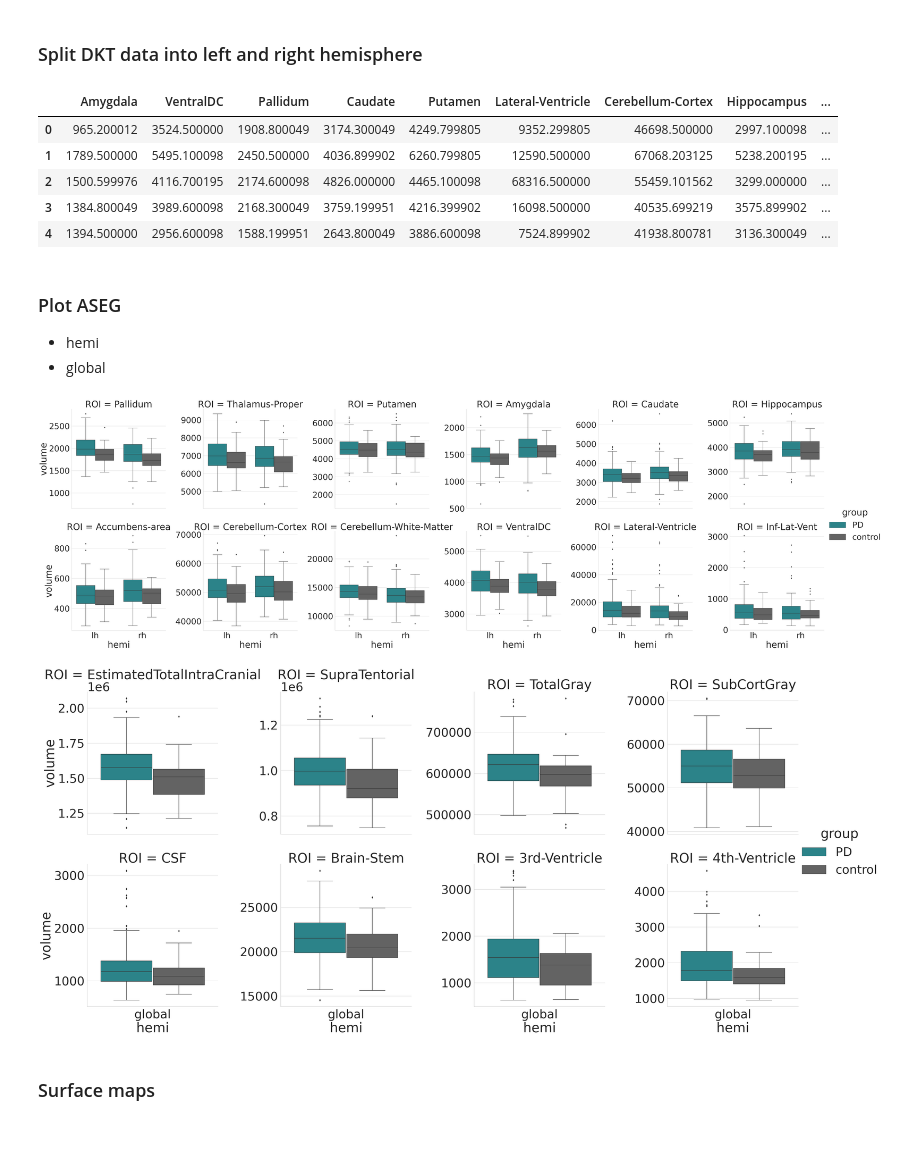
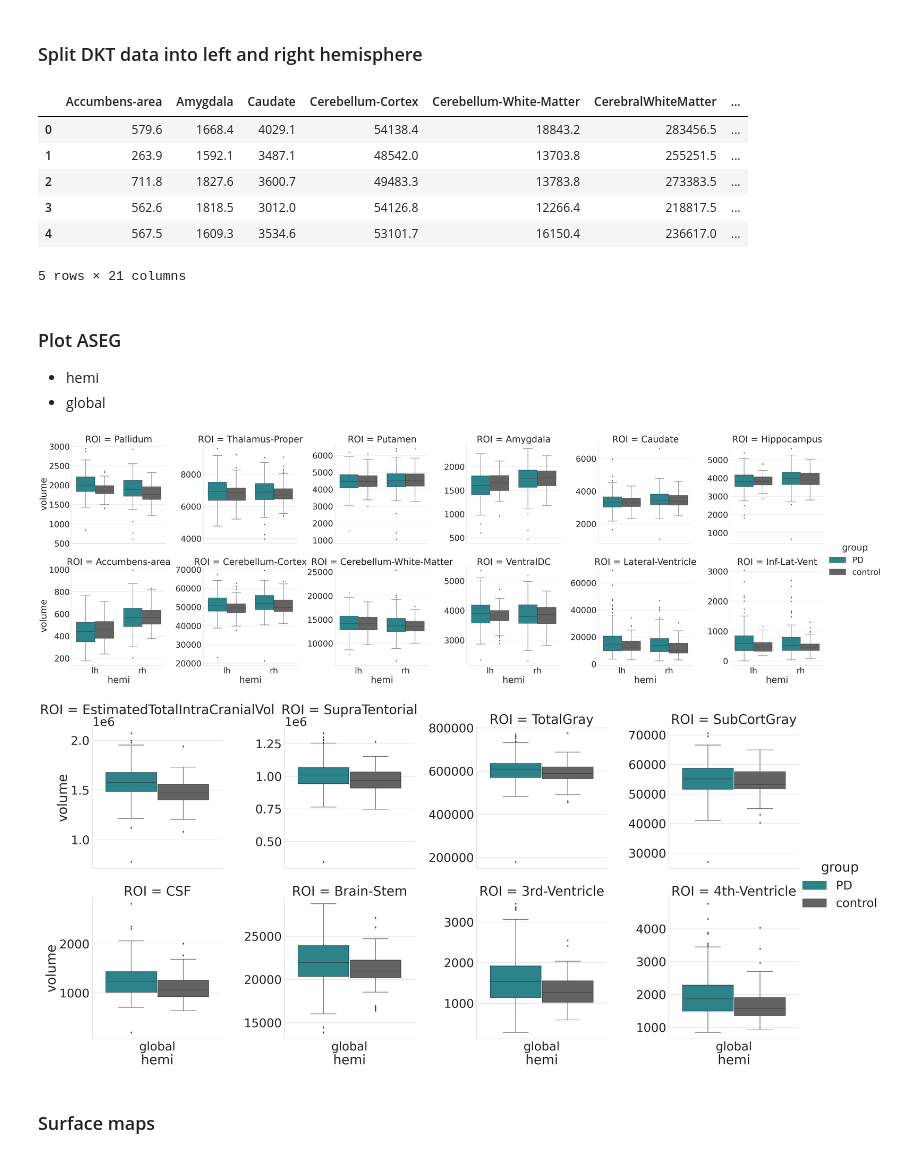
Before and after one commit to nipoppy/nipoppy, a Jupyter notebook: nipoppy/analysis/CT/notebooks/FS_stats.ipynb, the cells around one changed output. Cells and saved outputs as stored; diff of their text form; code cells hidden in the pictures.

```diff
--- a/nipoppy/analysis/CT/notebooks/FS_stats.ipynb
+++ b/nipoppy/analysis/CT/notebooks/FS_stats.ipynb
@@ -238,7 +293,7 @@ CT_DKT_df_melt = CT_DKT_df.melt(
 plot_df = CT_DKT_df_melt.copy()
 plot_df["ROI"] = plot_df["ROI"].astype(str)
 
-sns.set(font_scale=3)
+sns.set_theme(font_scale=3)
 with sns.axes_style("whitegrid"):
     g = sns.catplot(y="ROI",x="CT", hue="group", col="hemi",kind="box",palette=palette, data=plot_df, aspect=0.5, height=20)
     # g.tick_params(axis='x', rotation=90, labelsize=14)
@@ -277,0 +318,10 @@ n_bids: 201
+# %%
+vol_ASEG_df = pd.read_csv(ASEG_csv)
+
+vol_ASEG_df["participant_id"] = vol_ASEG_df["participant_id"].str.split("-", expand=True)[1]
+
+FS_participants = list(vol_ASEG_df["participant_id"].unique())
+print(f"n_FS_participants: {len(FS_participants)}")
+
+vol_ASEG_df = pd.merge(vol_ASEG_df,demographics_df,on="participant_id",how="left")
+vol_ASEG_df.head()
@@ -280,16 +339,16 @@ n_bids: 201
 # %%
 save_results = True
 
-lh_vol_ASEG_df = vol_ASEG_df[lh_ASEG_fields + demo_cols].copy()
+lh_vol_ASEG_df = vol_ASEG_df[list(lh_hemi_ASEG_rois) + demo_cols].copy()
 lh_vol_ASEG_df["hemi"] = "lh"
-rh_vol_ASEG_df = vol_ASEG_df[rh_ASEG_fields + demo_cols].copy()
+rh_vol_ASEG_df = vol_ASEG_df[list(rh_hemi_ASEG_rois) + demo_cols].copy()
 rh_vol_ASEG_df["hemi"] = "rh"
-global_vol_ASEG_df = vol_ASEG_df[global_ASEG_fields + demo_cols].copy()
+global_vol_ASEG_df = vol_ASEG_df[global_rois + demo_cols].copy()
 global_vol_ASEG_df["hemi"] = "global"
 
-lh_vol_ASEG_df = lh_vol_ASEG_df.rename(columns=lh_ASEG_field_roi_dict)
-rh_vol_ASEG_df = rh_vol_ASEG_df.rename(columns=rh_ASEG_field_roi_dict)
-global_vol_ASEG_df = global_vol_ASEG_df.rename(columns=global_ASEG_field_roi_dict)
+lh_vol_ASEG_df = lh_vol_ASEG_df.rename(columns=lh_hemi_ASEG_roi_dict)
+rh_vol_ASEG_df = rh_vol_ASEG_df.rename(columns=rh_hemi_ASEG_roi_dict)
+# global_vol_ASEG_df = global_vol_ASEG_df.rename(columns=global_ASEG_field_roi_dict)
 
 bilateral_vol_ASEG_df = pd.concat([lh_vol_ASEG_df,rh_vol_ASEG_df], axis=0)
 
@@ -299,12 +358,13 @@ if save_results:
 
 bilateral_vol_ASEG_df.head()
 # %% [output]
-|  | Amygdala | VentralDC | Pallidum | Caudate | Putamen | Lateral-Ventricle | Cerebellum-Cortex | Hippocampus | ... |
-| 0 | 965.200012 | 3524.500000 | 1908.800049 | 3174.300049 | 4249.799805 | 9352.299805 | 46698.500000 | 2997.100098 | ... |
-| 1 | 1789.500000 | 5495.100098 | 2450.500000 | 4036.899902 | 6260.799805 | 12590.500000 | 67068.203125 | 5238.200195 | ... |
-| 2 | 1500.599976 | 4116.700195 | 2174.600098 | 4826.000000 | 4465.100098 | 68316.500000 | 55459.101562 | 3299.000000 | ... |
-| 3 | 1384.800049 | 3989.600098 | 2168.300049 | 3759.199951 | 4216.399902 | 16098.500000 | 40535.699219 | 3575.899902 | ... |
-| 4 | 1394.500000 | 2956.600098 | 1588.199951 | 2643.800049 | 3886.600098 | 7524.899902 | 41938.800781 | 3136.300049 | ... |
+|  | Accumbens-area | Amygdala | Caudate | Cerebellum-Cortex | Cerebellum-White-Matter | CerebralWhiteMatter | ... |
+| 0 | 579.6 | 1668.4 | 4029.1 | 54138.4 | 18843.2 | 283456.5 | ... |
+| 1 | 263.9 | 1592.1 | 3487.1 | 48542.0 | 13703.8 | 255251.5 | ... |
+| 2 | 711.8 | 1827.6 | 3600.7 | 49483.3 | 13783.8 | 273383.5 | ... |
+| 3 | 562.6 | 1818.5 | 3012.0 | 54126.8 | 12266.4 | 218817.5 | ... |
+| 4 | 567.5 | 1609.3 | 3534.6 | 53101.7 | 16150.4 | 236617.0 | ... |
+5 rows × 21 columns
 # %% [markdown]
 ### Plot ASEG
 - hemi
@@ -323,7 +383,7 @@ plot_df["ROI"] = plot_df["ROI"].astype(str)
 hemi_roi_list = ['Pallidum', 'Thalamus-Proper', 'Putamen',  'Amygdala', 'Caudate', 'Hippocampus', 'Accumbens-area',
                 'Cerebellum-Cortex','Cerebellum-White-Matter','VentralDC', 'Lateral-Ventricle','Inf-Lat-Vent']
 
-sns.set(font_scale=4)
+sns.set_theme(font_scale=4)
 with sns.axes_style("whitegrid"):
     g = sns.catplot(y="volume",x="hemi", hue="group", col="ROI",kind="box", col_wrap=6, col_order=hemi_roi_list,
     palette=palette, data=plot_df, aspect=1, height=10, sharey=False)
@@ -332,31 +392,31 @@ with sns.axes_style("whitegrid"):
 if save_fig:
     g.savefig(f"{figs_dir}/ASEG_bilateral.png")
 # %% [output]
-[figure, old version]
+[figure, new version]
 # %%
 save_fig = False
 
 global_vol_ASEG_df_melt = global_vol_ASEG_df.melt(
     id_vars=demo_cols + ["hemi"],
     var_name="ROI",
     value_name="volume",
 )
 
 plot_df = global_vol_ASEG_df_melt.copy()
 
-global_roi_list = ["EstimatedTotalIntraCranial", "SupraTentorial", "TotalGray", "SubCortGray",
+global_roi_list = ["EstimatedTotalIntraCranialVol", "SupraTentorial", "TotalGray", "SubCortGray",
                     "CSF","Brain-Stem","3rd-Ventricle","4th-Ventricle"]
 plot_df = plot_df[plot_df["ROI"].isin(global_roi_list)]
 
-sns.set(font_scale=4)
+sns.set_theme(font_scale=4)
 with sns.axes_style("whitegrid"):
     g = sns.catplot(y="volume",x="hemi", hue="group", col="ROI",kind="box", col_wrap=4, col_order=global_roi_list,
     palette=palette, data=plot_df, aspect=1, height=10, sharey=False)
 
 if save_fig:
     g.savefig(f"{figs_dir}/ASEG_global.png")
 # %% [output]
-[figure, old version]
+[figure, new version]
 # %% [markdown]
 ### Surface maps
 # %%
```
Also changed, not shown: parts of 19 cells of this notebook.
